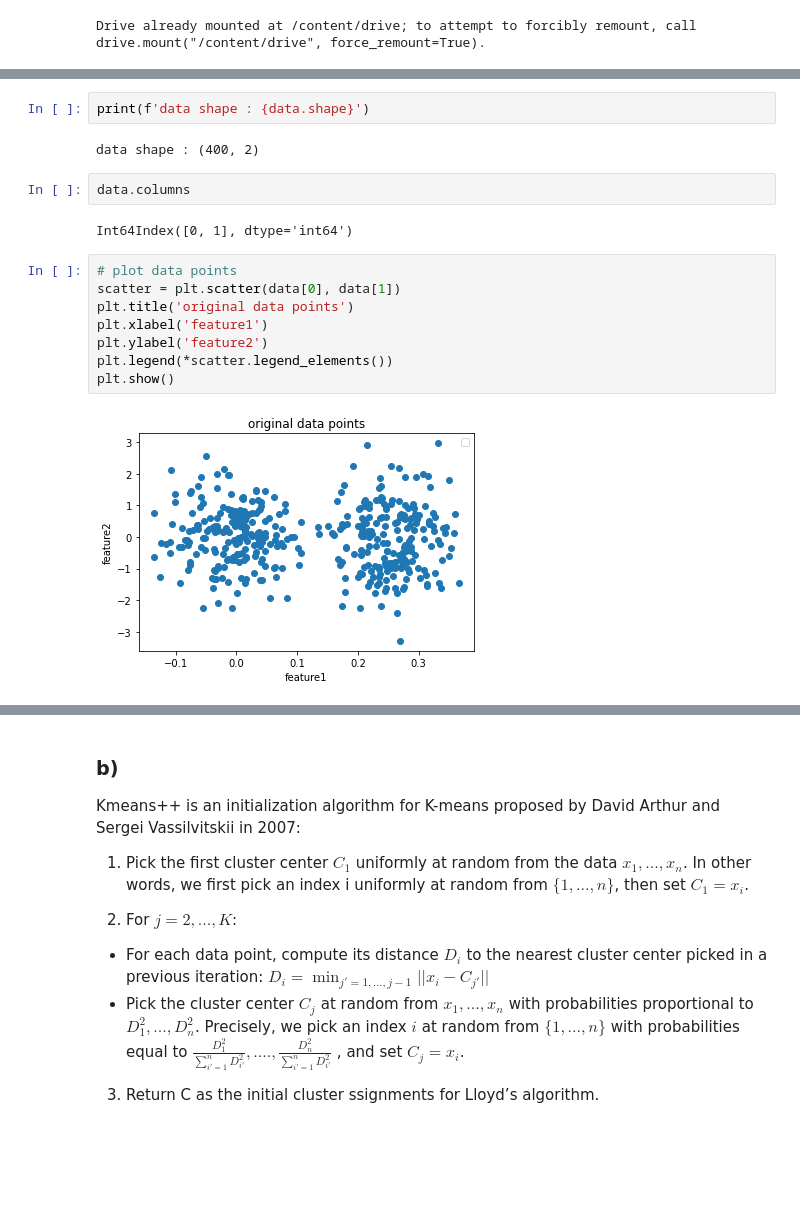
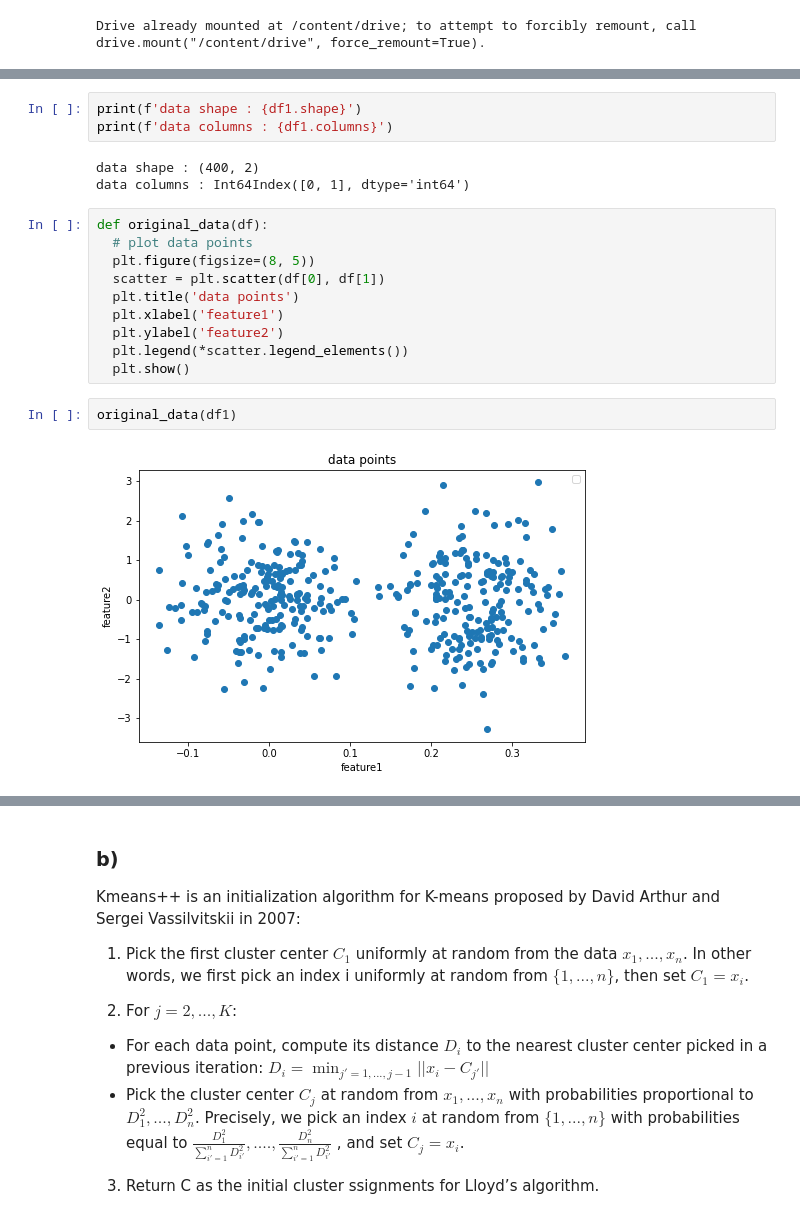
Before and after one commit to ZahraDehghani99/Machine-Learning, a Jupyter notebook: HW6_ZahraDehghani.ipynb, the cells around one changed output, grey strips where cells are left out. Cells and saved outputs as stored; diff of their text form; blank space fills up the shorter version.

```diff
--- a/HW6_ZahraDehghani.ipynb
+++ b/HW6_ZahraDehghani.ipynb
@@ -55,20 +53,22 @@ data.head()
 | 3 | 0.105585 | -0.496629 |
 | 4 | 0.011886 | -0.739317 |
 # %%
-print(f'data shape : {data.shape}')
+print(f'data shape : {df1.shape}')
+print(f'data columns : {df1.columns}')
 # %% [output]
 data shape : (400, 2)
+data columns : Int64Index([0, 1], dtype='int64')
-# %%
-data.columns
-# %% [output]
-Int64Index([0, 1], dtype='int64')
 # %%
-# plot data points
-scatter = plt.scatter(data[0], data[1])
-plt.title('original data points')
-plt.xlabel('feature1')
-plt.ylabel('feature2')
-plt.legend(*scatter.legend_elements())
-plt.show()
+def original_data(df):
+  # plot data points
+  plt.figure(figsize=(8, 5))
+  scatter = plt.scatter(df[0], df[1])
+  plt.title('data points')
+  plt.xlabel('feature1')
+  plt.ylabel('feature2')
+  plt.legend(*scatter.legend_elements())
+  plt.show()
-# %% [output]
-[figure, removed]
+# %%
+original_data(df1)
+# %% [output]
+[figure, added]
```
Also changed, not shown: parts of 58 cells of this notebook.
